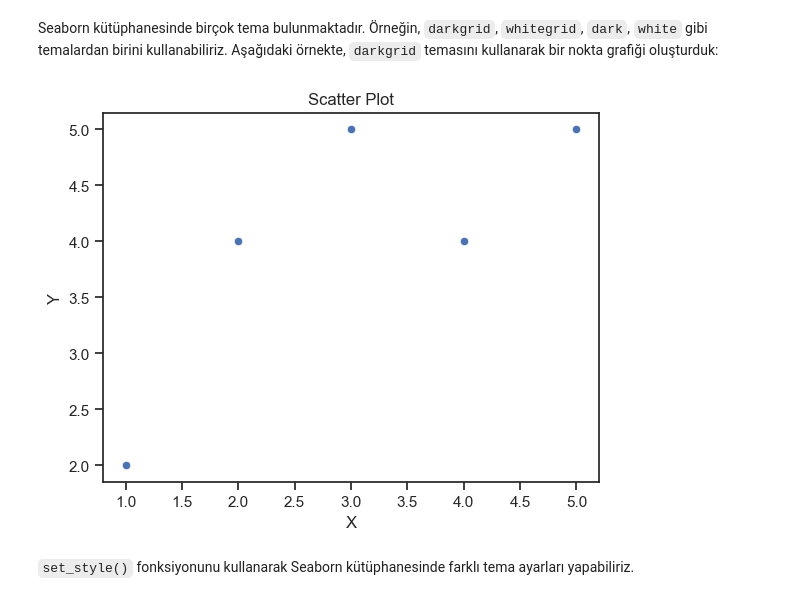
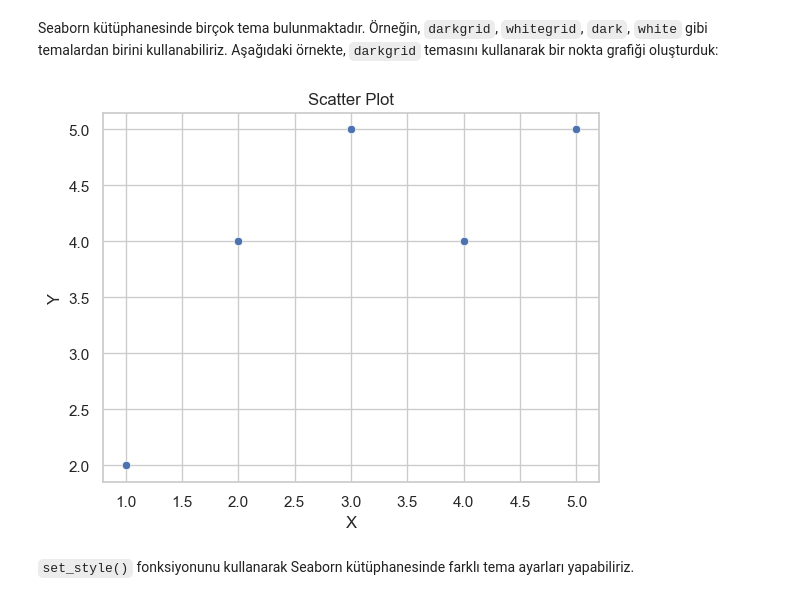
Before and after one commit to suleymangzy/Fundamentals-of-AI, a Jupyter notebook: DataVisualization/DataVisualization.ipynb, the cells around one changed output. Saved outputs shown, nothing was run; the diff lists cells and outputs as text; code cells hidden in the pictures.

```diff
--- a/DataVisualization/DataVisualization.ipynb
+++ b/DataVisualization/DataVisualization.ipynb
@@ -136,20 +136,20 @@ Seaborn kütüphanesinde birçok tema bulunmaktadır. Örneğin, `darkgrid`, `wh
 # %%
 veri = {'X': [1, 2, 3, 4, 5],
         'Y': [2, 4, 5, 4, 5]}
 
 df = pd.DataFrame(veri)
 
-sns.set_style('ticks')
+sns.set_style('whitegrid')
 
 sns.scatterplot(data=df, x='X', y='Y')
 
 plt.xlabel('X')
 plt.ylabel('Y')
 plt.title('Scatter Plot')
 
 plt.show()
 # %% [output]
-[figure, old version]
+[figure, new version]
 # %% [markdown]
 `set_style()` fonksiyonunu kullanarak Seaborn kütüphanesinde farklı tema ayarları yapabiliriz.
 # %% [markdown]
```
